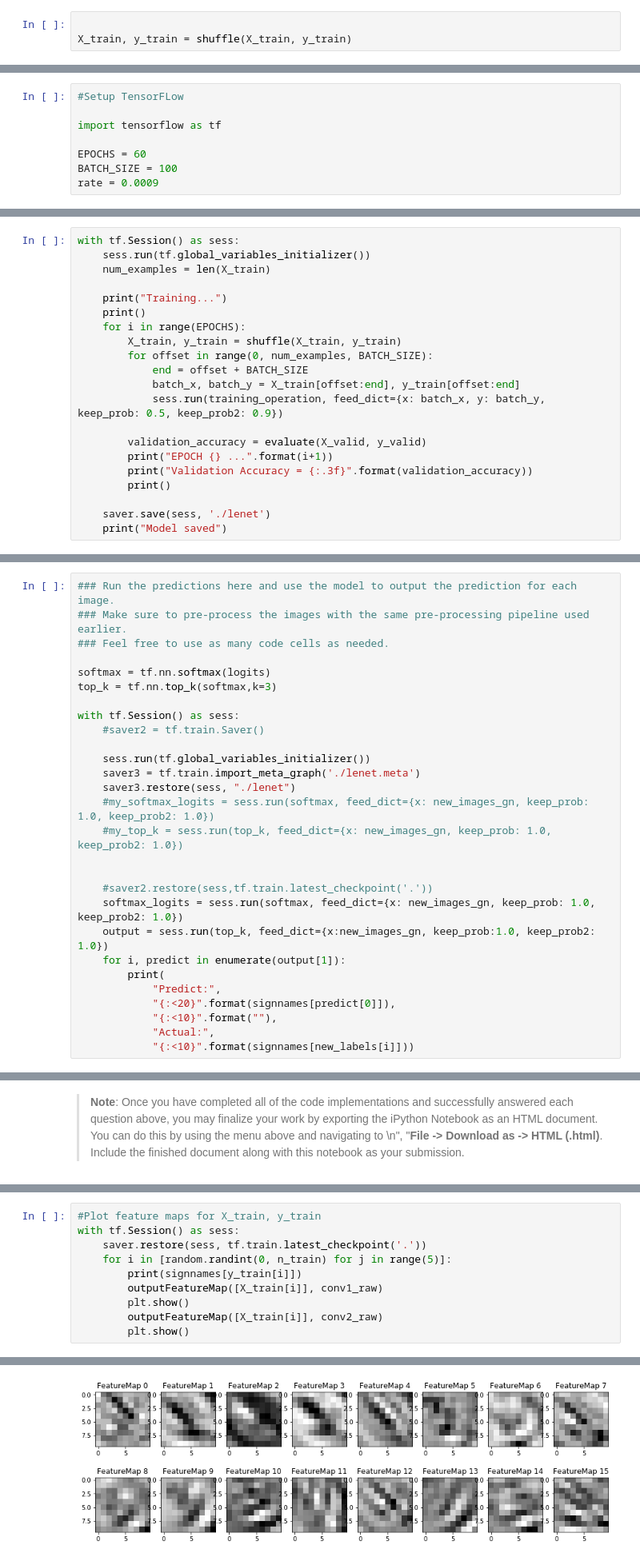
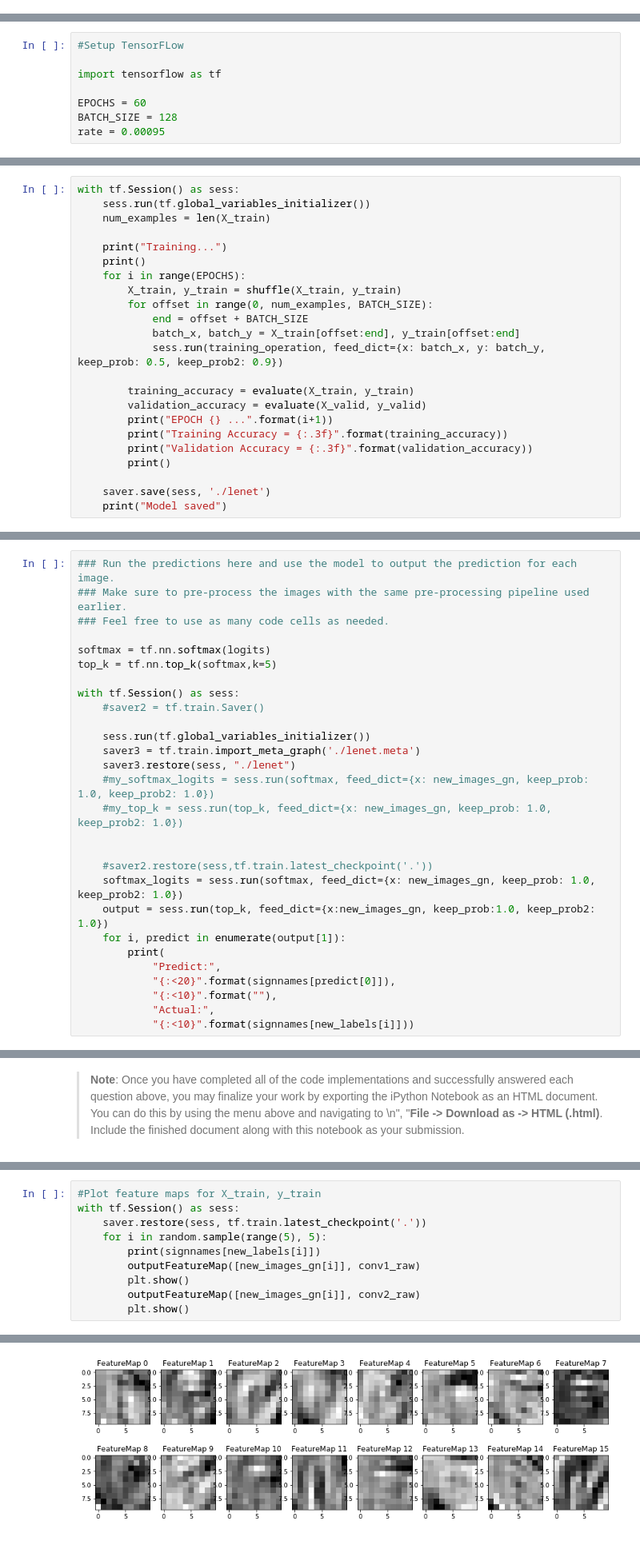
Before and after one commit to FutureKen/CarND-Traffic-Sign-Classifier-Project, a Jupyter notebook: Traffic_Sign_Classifier.ipynb, the cells around one changed output, grey strips where cells are left out. Shown at 80% size. Cells and saved outputs as stored; diff of their text form.

```diff
--- a/Traffic_Sign_Classifier.ipynb
+++ b/Traffic_Sign_Classifier.ipynb
@@ -304,9 +298,6 @@ new_n_classes = len(np.unique(y_train))
 draw_histogram(class_counts_new, new_n_classes)
 # %% [output]
 [figure]
-# %%
-
-X_train, y_train = shuffle(X_train, y_train)
 # %% [markdown]
 ### Model Architecture
 # %% [markdown]
@@ -358,8 +349,8 @@ Return the result of the 2nd fully connected layer.
 import tensorflow as tf
 
 EPOCHS = 60
-BATCH_SIZE = 100
-rate = 0.0009
+BATCH_SIZE = 128
+rate = 0.00095
 # %%
 ### Define your architecture here.
 ### Feel free to use as many code cells as needed.
@@ -496,8 +489,10 @@ with tf.Session() as sess:
             batch_x, batch_y = X_train[offset:end], y_train[offset:end]
             sess.run(training_operation, feed_dict={x: batch_x, y: batch_y, keep_prob: 0.5, keep_prob2: 0.9})
 
+        training_accuracy = evaluate(X_train, y_train)
         validation_accuracy = evaluate(X_valid, y_valid)
         print("EPOCH {} ...".format(i+1))
+        print("Training Accuracy = {:.3f}".format(training_accuracy))
         print("Validation Accuracy = {:.3f}".format(validation_accuracy))
         print()
 
@@ -622,7 +617,7 @@ Test Set Accuracy = 0.900
 ### Feel free to use as many code cells as needed.
 
 softmax = tf.nn.softmax(logits)
-top_k = tf.nn.top_k(softmax,k=3)
+top_k = tf.nn.top_k(softmax,k=5)
 
 with tf.Session() as sess:
     #saver2 = tf.train.Saver()
@@ -779,11 +791,11 @@ def outputFeatureMap(image_input, tf_activation, activation_min=-1, activation_m
 #Plot feature maps for X_train, y_train
 with tf.Session() as sess:
     saver.restore(sess, tf.train.latest_checkpoint('.'))
-    for i in [random.randint(0, n_train) for j in range(5)]:
-        print(signnames[y_train[i]])
-        outputFeatureMap([X_train[i]], conv1_raw)
+    for i in random.sample(range(5), 5):
+        print(signnames[new_labels[i]])
+        outputFeatureMap([new_images_gn[i]], conv1_raw)
         plt.show()
-        outputFeatureMap([X_train[i]], conv2_raw)
+        outputFeatureMap([new_images_gn[i]], conv2_raw)
         plt.show()
 # %% [output]
 INFO:tensorflow:Restoring parameters from .\lenet
@@ -792 +804 @@ Keep right
-[figure, old version]
+[figure, new version]
```
Also changed, not shown: parts of 8 cells of this notebook, 4 other files.
